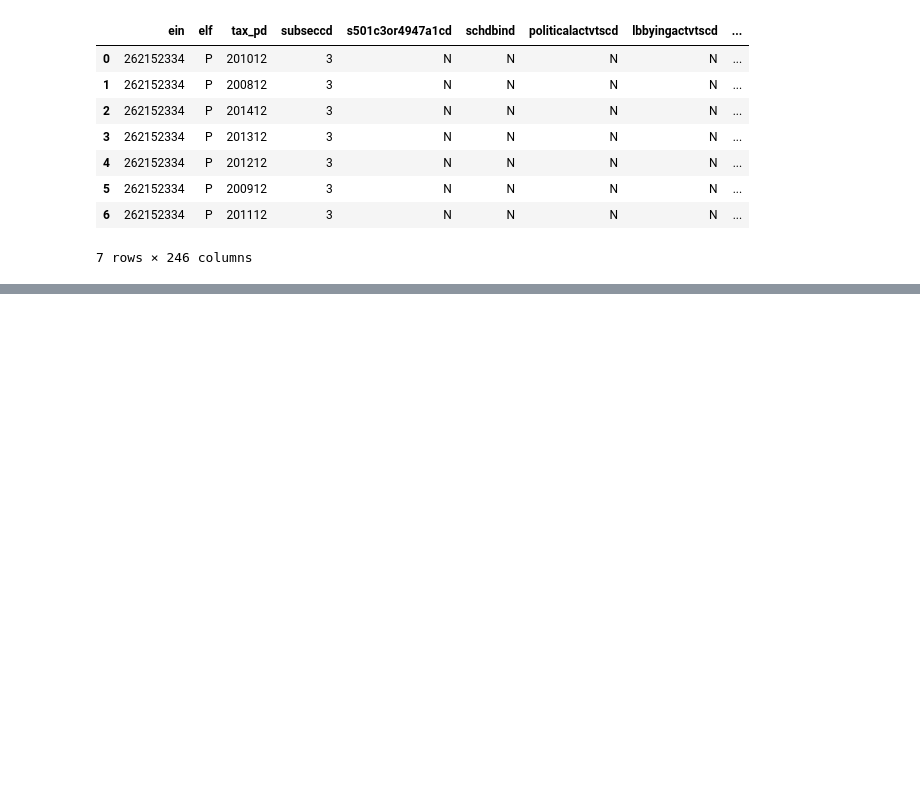
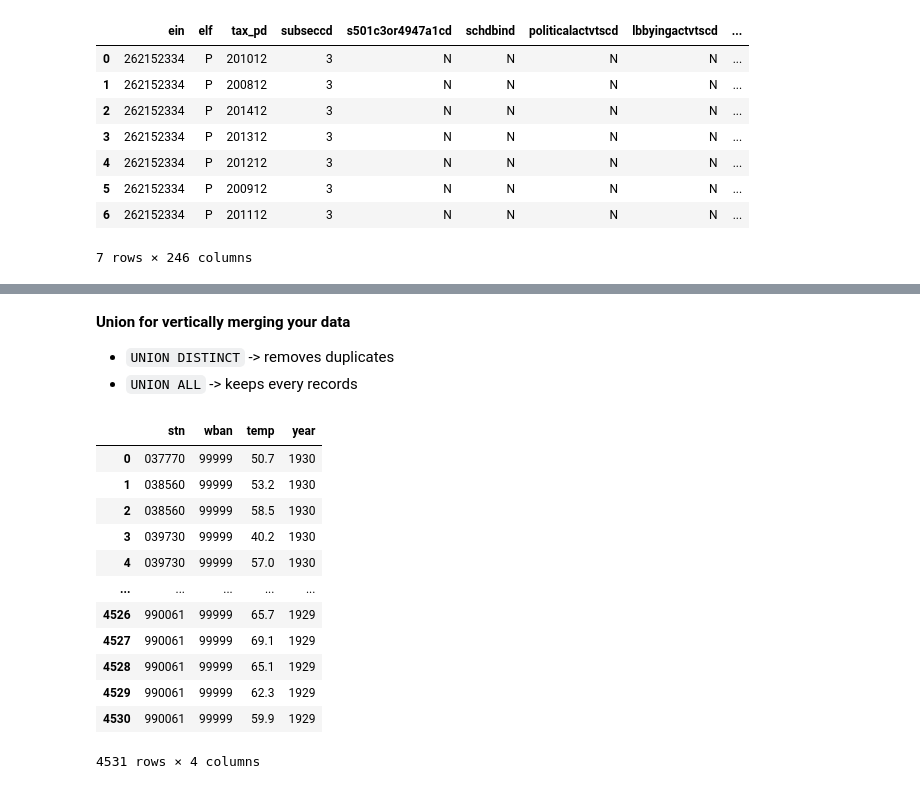
Before and after one commit to samilozkan/BigQuery-Tutorial, a Jupyter notebook: intro.ipynb, the cells around one changed output, grey strips where cells are left out. Drawn from its saved outputs; the diff is of its cells as text; code cells hidden in the pictures; blank space fills up the shorter version.

```diff
--- a/intro.ipynb
+++ b/intro.ipynb
@@ -250,0 +378,27 @@ WHERE ein = '262152334'
+# %% [markdown]
+**Union for vertically merging your data**
+
+- `UNION DISTINCT` -> removes duplicates
+- `UNION ALL` -> keeps every records
+# %%
+%%bigquery
+SELECT
+    stn,wban,temp, year
+FROM `bigquery-public-data.noaa_gsod.gsod1929`
+    UNION DISTINCT
+SELECT stn,wban,temp, year
+FROM `bigquery-public-data.noaa_gsod.gsod1930`
+# %% [output]
+|  | stn | wban | temp | year |
+| 0 | 037770 | 99999 | 50.7 | 1930 |
+| 1 | 038560 | 99999 | 53.2 | 1930 |
+| 2 | 038560 | 99999 | 58.5 | 1930 |
+| 3 | 039730 | 99999 | 40.2 | 1930 |
+| 4 | 039730 | 99999 | 57.0 | 1930 |
+| ... | ... | ... | ... | ... |
+| 4526 | 990061 | 99999 | 65.7 | 1929 |
+| 4527 | 990061 | 99999 | 69.1 | 1929 |
+| 4528 | 990061 | 99999 | 65.1 | 1929 |
+| 4529 | 990061 | 99999 | 62.3 | 1929 |
+| 4530 | 990061 | 99999 | 59.9 | 1929 |
+4531 rows × 4 columns
```
Also changed, not shown: parts of 12 cells of this notebook, 1 other file.
